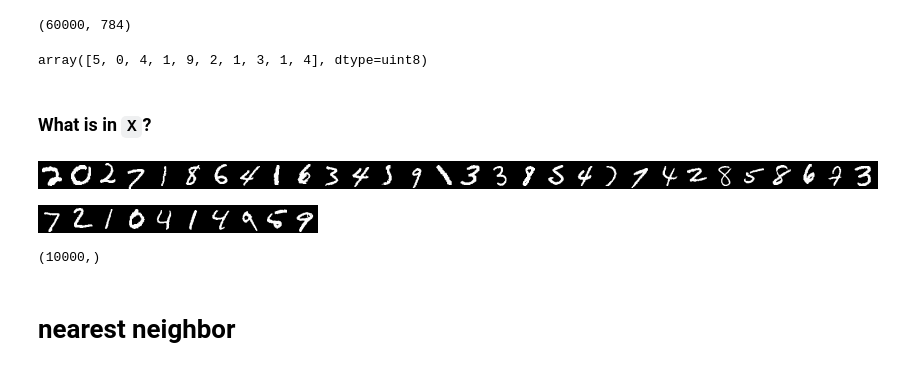
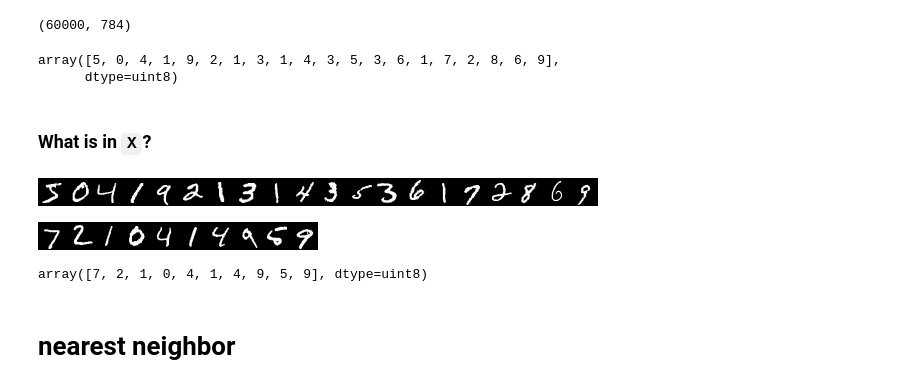
Before and after one commit to tjwei/DataScienceSoftware2024, a Jupyter notebook: 02-machine_learning_part_1_2/01-From NumPy to MNIST.ipynb, the cells around one changed output. Drawn from its saved outputs; the diff is of its cells as text; code cells hidden in the pictures.

```diff
--- a/02-machine_learning_part_1_2/01-From NumPy to MNIST.ipynb
+++ b/02-machine_learning_part_1_2/01-From NumPy to MNIST.ipynb
@@ -133,30 +139,31 @@ train_X.shape
 (60000, 784)
 # %%
 # Let's check the first 20 items in the training data
-train_y[:10]
+train_y[:20]
 # %% [output]
-array([5, 0, 4, 1, 9, 2, 1, 3, 1, 4], dtype=uint8)
+array([5, 0, 4, 1, 9, 2, 1, 3, 1, 4, 3, 5, 3, 6, 1, 7, 2, 8, 6, 9],
+      dtype=uint8)
 # %% [markdown]
 ### What is in `X`?
 # %%
 from IPython.display import display
 def showX(X):
     int_X = (X*255).clip(0,255).astype('uint8')
     # N*784 -> N*28*28 -> 28*N*28 -> 28 * 28N
     int_X_reshape = int_X.reshape(-1,28,28).swapaxes(0,1).reshape(28,-1)
     display(Image.fromarray(int_X_reshape))
 # show the first 20 samples in training X
-showX(train_X[120:150])
+showX(train_X[:20])
 # %% [output]
-[figure, old version]
+[figure, new version]
 # %%
 showX(test_X[:10])
 # %% [output]
 [figure]
 # %%
-test_y.shape
+test_y[:10]
 # %% [output]
-(10000,)
+array([7, 2, 1, 0, 4, 1, 4, 9, 5, 9], dtype=uint8)
 # %% [markdown]
 # nearest neighbor
 # %% [markdown]
```
Also changed, not shown: parts of 7 cells of this notebook.
